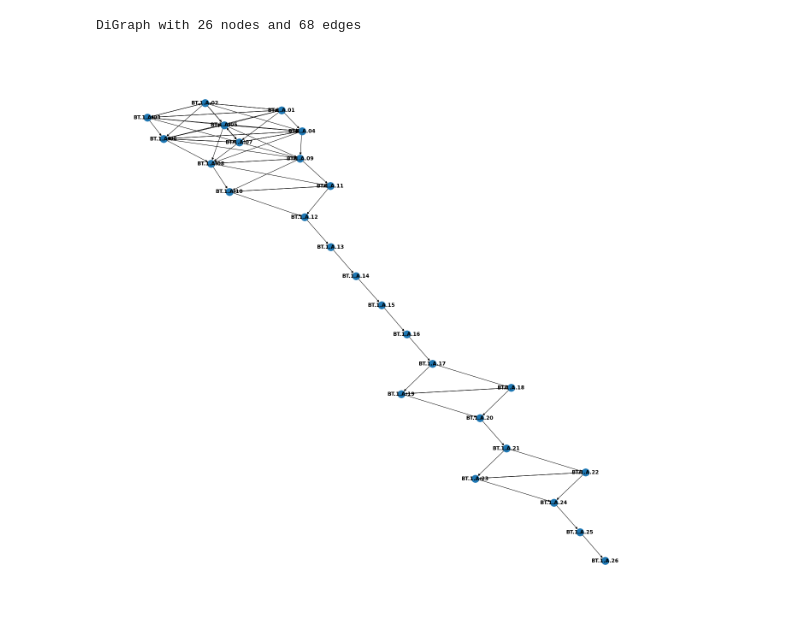
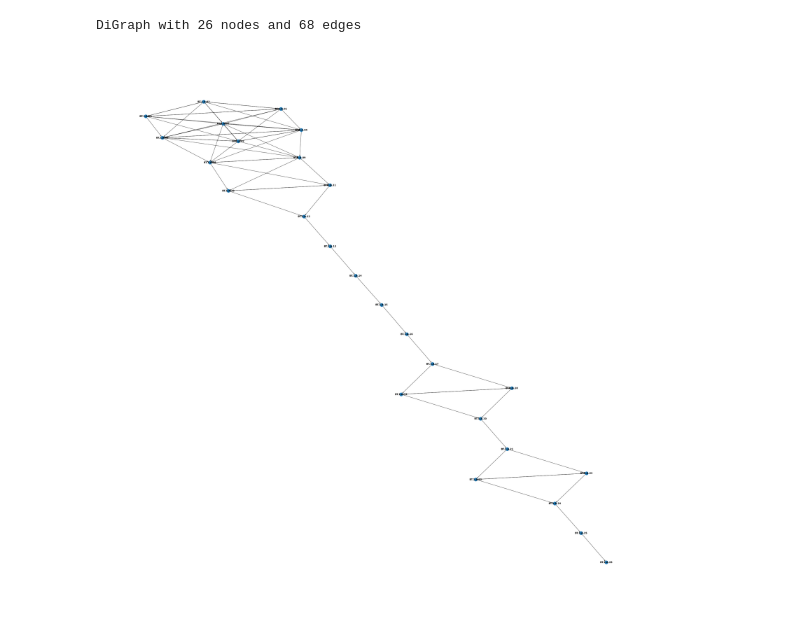
Before and after one commit to MATH-Hackathon-23-24/P2-Geometric-Learning, a Jupyter notebook: andrei.ipynb, the cells around one changed output. Saved outputs shown, nothing was run; the diff lists cells and outputs as text; code cells hidden in the pictures.

```diff
--- a/andrei.ipynb
+++ b/andrei.ipynb
@@ -8,6 +6,6 @@ ModuleNotFoundError: No module named 'pyvis'
 # %%
 def is_flake_of_stone(flake_id, stone_id) -> bool:
-    return flake_id[:6] == stone_id[:6]
+    return flake_id[:len(stone_id)] == stone_id
 # %%
 letters = ['a', 'b', 'c', 'd', 'e', 'f',]
 # %%
@@ -29,8 +32,8 @@ print(G)
 # %% [output]
 DiGraph with 26 nodes and 68 edges
 # %%
-plt.figure(figsize=(18, 18))
+plt.figure(figsize=(40, 40))
 nx.draw(G, pos=nx.kamada_kawai_layout(G), with_labels=True, font_weight='bold')
 plt.show()
 # %% [output]
-[figure, old version]
+[figure, new version]
```
Also changed, not shown: parts of 8 cells of this notebook.
